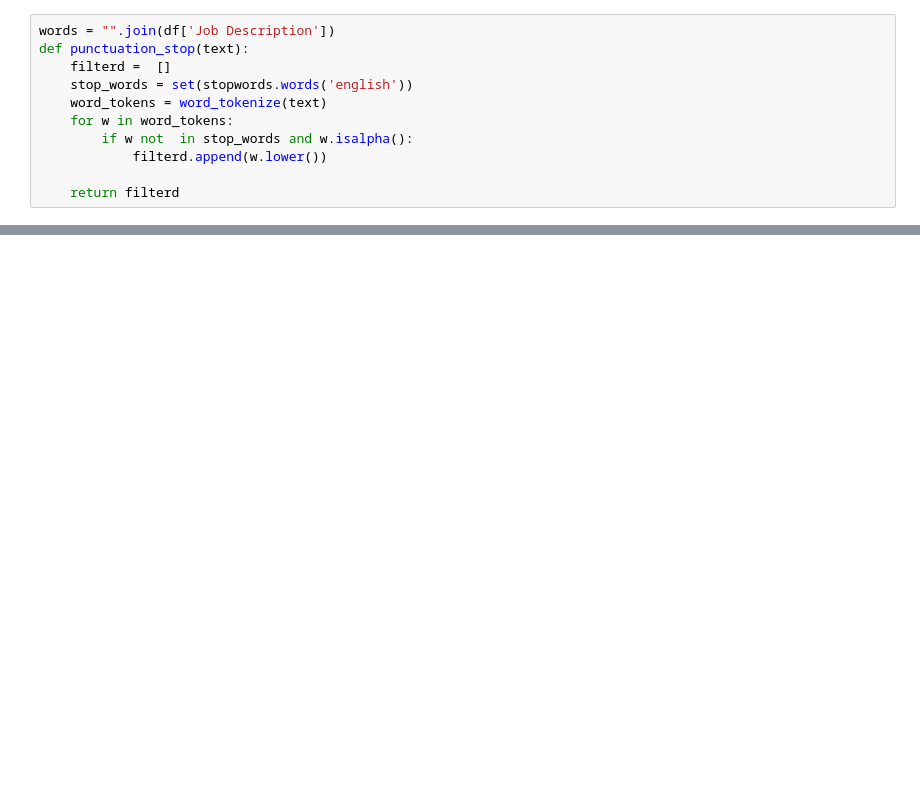
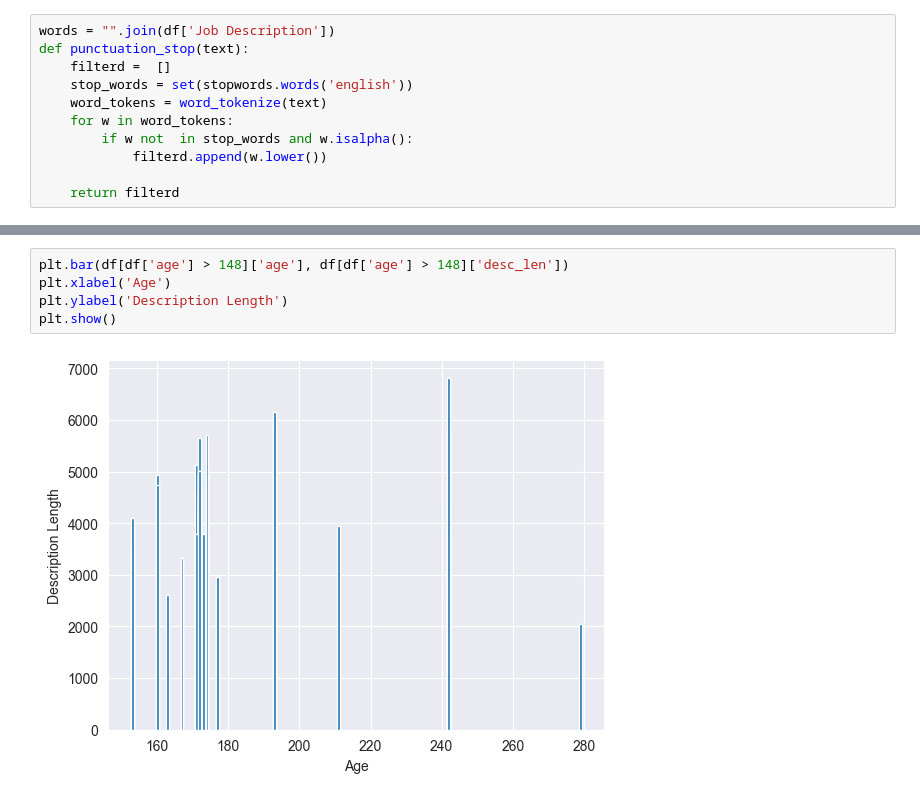
Before and after one commit to mohammedeloon/DS-salary-project, a Jupyter notebook: Data EDA.ipynb, the cells around one changed output, grey strips where cells are left out. Saved outputs shown, nothing was run; the diff lists cells and outputs as text; blank space fills up the shorter version.

```diff
--- a/Data EDA.ipynb
+++ b/Data EDA.ipynb
@@ -422,0 +409,7 @@ KeyboardInterrupt:
+# %%
+plt.bar(df[df['age'] > 148]['age'], df[df['age'] > 148]['desc_len'])
+plt.xlabel('Age')
+plt.ylabel('Description Length')
+plt.show()
+# %% [output]
+[figure, added]
```
Also changed, not shown: parts of 5 cells of this notebook, 3 other files.
